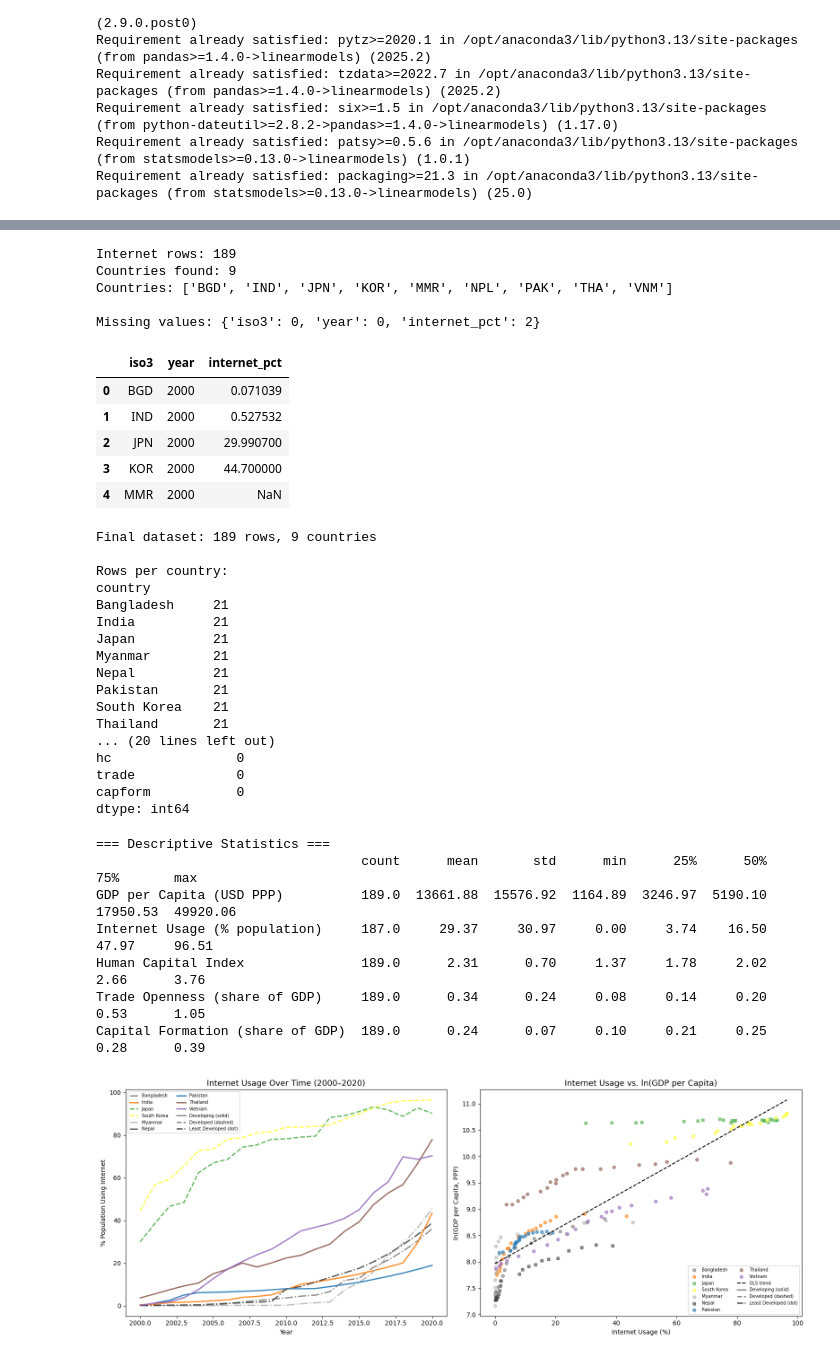
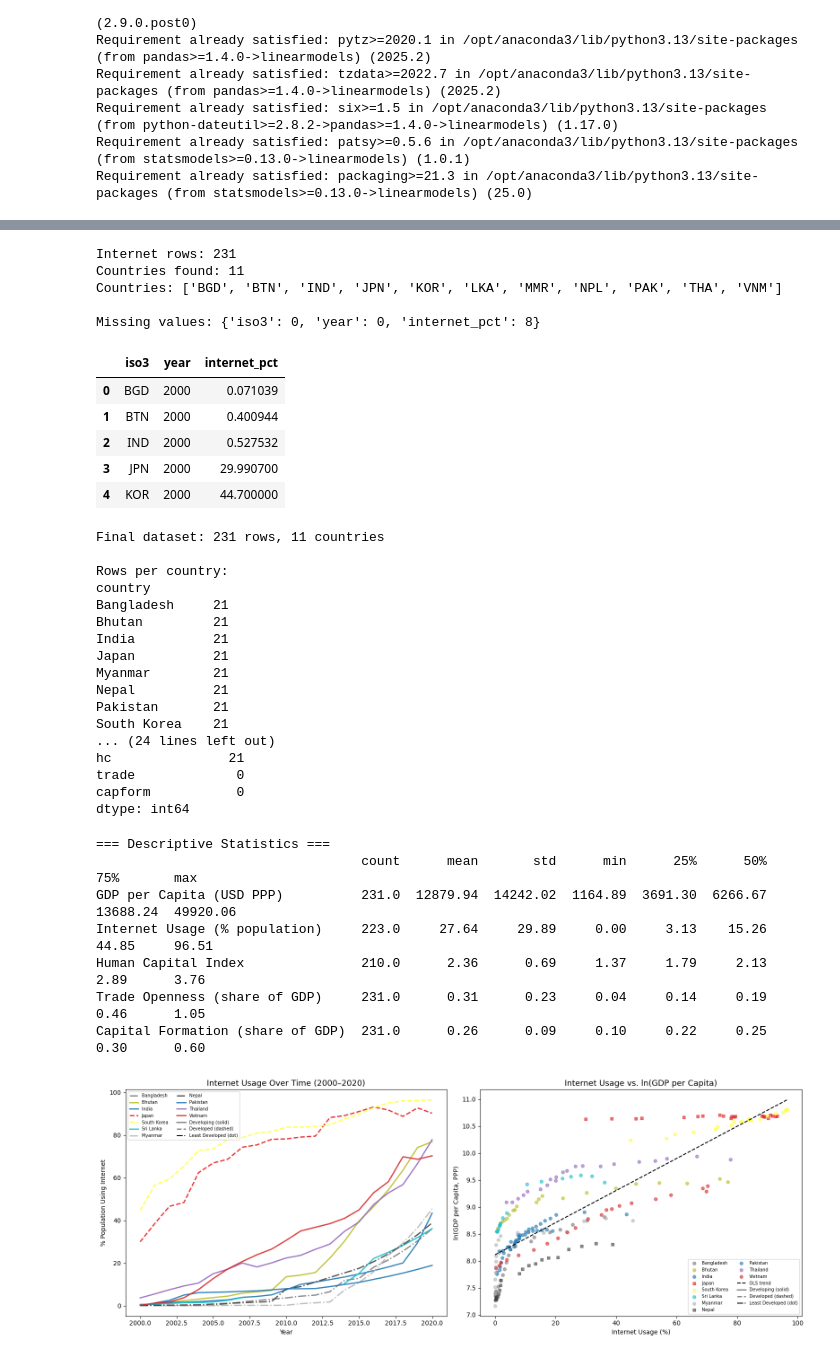
Before and after one commit to JDeyholos/ECON_323_Project, a Jupyter notebook: Regression.ipynb, the cells around one changed output, grey strips where cells are left out. Saved outputs shown, nothing was run; the diff lists cells and outputs as text; code cells hidden in the pictures.

Commit message:
sri lanka

```diff
--- a/Regression.ipynb
+++ b/Regression.ipynb
@@ -45,7 +45,8 @@ country_map = {
     'JPN': 'Japan',
     'KOR': 'South Korea',
     'NPL': 'Nepal',
-    'BHT': 'Bhutan',
+    'BTN': 'Bhutan',
+    'LKA': 'Sri Lanka',
 }
 
 pwt_f = pwt[
@@ -176,17 +177,17 @@ print("Countries:", sorted(internet_clean['iso3'].unique()))
 print("\nMissing values:", internet_clean.isnull().sum().to_dict())
 internet_clean.head()
 # %% [output]
-Internet rows: 189
-Countries found: 9
-Countries: ['BGD', 'IND', 'JPN', 'KOR', 'MMR', 'NPL', 'PAK', 'THA', 'VNM']
+Internet rows: 231
+Countries found: 11
+Countries: ['BGD', 'BTN', 'IND', 'JPN', 'KOR', 'LKA', 'MMR', 'NPL', 'PAK', 'THA', 'VNM']
 
-Missing values: {'iso3': 0, 'year': 0, 'internet_pct': 2}
+Missing values: {'iso3': 0, 'year': 0, 'internet_pct': 8}
 |  | iso3 | year | internet_pct |
 | 0 | BGD | 2000 | 0.071039 |
-| 1 | IND | 2000 | 0.527532 |
-| 2 | JPN | 2000 | 29.990700 |
-| 3 | KOR | 2000 | 44.700000 |
-| 4 | MMR | 2000 | NaN |
+| 1 | BTN | 2000 | 0.400944 |
+| 2 | IND | 2000 | 0.527532 |
+| 3 | JPN | 2000 | 29.990700 |
+| 4 | KOR | 2000 | 44.700000 |
 # %%
 # Merge PWT + ITU on country-year
 df = pd.merge(pwt_clean, internet_clean, on=['iso3','year'], how='inner')
@@ -229,20 +230,20 @@ print(df.groupby(['iso3', 'country'])['developed'].first().sort_values())
 print(f"\nMissing values in key variables:")
 print(df[['ln_gdp_pc','internet_lag1','hc','trade','capform']].isnull().sum())
 # %% [output]
-Final dataset: 189 rows, 9 countries
+Final dataset: 231 rows, 11 countries
 
 Rows per country:
 country
 Bangladesh     21
+Bhutan         21
 India          21
 Japan          21
 Myanmar        21
 Nepal          21
 Pakistan       21
 South Korea    21
-Thailand       21
-... (20 lines left out)
-hc                0
+... (24 lines left out)
+hc               21
 trade             0
 capform           0
 dtype: int64
@@ -263,11 +264,11 @@ print(desc[['count','mean','std','min','25%','50%','75%','max']].to_string())
 # %% [output]
 === Descriptive Statistics ===
                                   count      mean       std      min      25%      50%       75%       max
-GDP per Capita (USD PPP)          189.0  13661.88  15576.92  1164.89  3246.97  5190.10  17950.53  49920.06
-Internet Usage (% population)     187.0     29.37     30.97     0.00     3.74    16.50     47.97     96.51
-Human Capital Index               189.0      2.31      0.70     1.37     1.78     2.02      2.66      3.76
-Trade Openness (share of GDP)     189.0      0.34      0.24     0.08     0.14     0.20      0.53      1.05
-Capital Formation (share of GDP)  189.0      0.24      0.07     0.10     0.21     0.25      0.28      0.39
+GDP per Capita (USD PPP)          231.0  12879.94  14242.02  1164.89  3691.30  6266.67  13688.24  49920.06
+Internet Usage (% population)     223.0     27.64     29.89     0.00     3.13    15.26     44.85     96.51
+Human Capital Index               210.0      2.36      0.69     1.37     1.79     2.13      2.89      3.76
+Trade Openness (share of GDP)     231.0      0.31      0.23     0.04     0.14     0.19      0.46      1.05
+Capital Formation (share of GDP)  231.0      0.26      0.09     0.10     0.22     0.25      0.30      0.60
 # %%
 import matplotlib.pyplot as plt
 import matplotlib.cm as cm
@@ -275,7 +276,7 @@ from matplotlib.lines import Line2D
 import numpy as np
 
 # Unique color per country using two colormaps
-developing_isos = ['PAK','IND','PHL','BGD','VNM','THA','IDN','MYS','MMR', 'BHT']
+developing_isos = ['PAK','IND','PHL','BGD','VNM','THA','IDN','MYS','MMR', 'BTN', 'LKA']
 developed_isos  = ['JPN','KOR',]
 least_developed_isos = ['MMR', 'BGD', 'NPL']
 
@@ -319,34 +320,34 @@ for iso, grp in df.groupby('iso3'):
                     alpha=0.6, s=25)
 
 # OLS trendline
 valid = df[['internet_pct','ln_gdp_pc']].dropna()
 m, b = np.polyfit(valid['internet_pct'], valid['ln_gdp_pc'], 1)
 x_line = np.linspace(valid['internet_pct'].min(), valid['internet_pct'].max(), 100)
 axes[1].plot(x_line, m*x_line + b, 'k--', linewidth=1.5, label='OLS trend')
 
 axes[1].set_title('Internet Usage vs. ln(GDP per Capita)', fontsize=13)
 axes[1].set_xlabel('Internet Usage (%)')
 axes[1].set_ylabel('ln(GDP per Capita, PPP)')
 axes[1].legend(fontsize=7.5, ncol=2, loc='lower right')
 
 # Shared legend explaining line style / marker convention
 legend_elements = [
     Line2D([0],[0], color='gray', linestyle='-',  lw=2, label='Developing (solid / circle)'),
     Line2D([0],[0], color='gray', linestyle='--', lw=2, label='Developed  (dashed / square)'),
     Line2D([0],[0], color='k', linestyle='-.', lw=1.5, label='Least Developed (dashed / dot)'),
 ]
 for ax in axes:
     existing = ax.get_legend()
     handles, labels = ax.get_legend_handles_labels()
     ax.legend(handles=handles + legend_elements,
               labels=labels + ['Developing (solid)', 'Developed (dashed)', 'Least Developed (dot)'],
               fontsize=7, ncol=2)
 
 plt.tight_layout()
 plt.savefig('eda_internet_gdp.png', dpi=150, bbox_inches='tight')
 plt.show()
 # %% [output]
-[figure, old version]
+[figure, new version]
 # %%
 fig, ax = plt.subplots(figsize=(12, 5))
 
```
Also changed, not shown: parts of 7 cells of this notebook, 3 other files.
